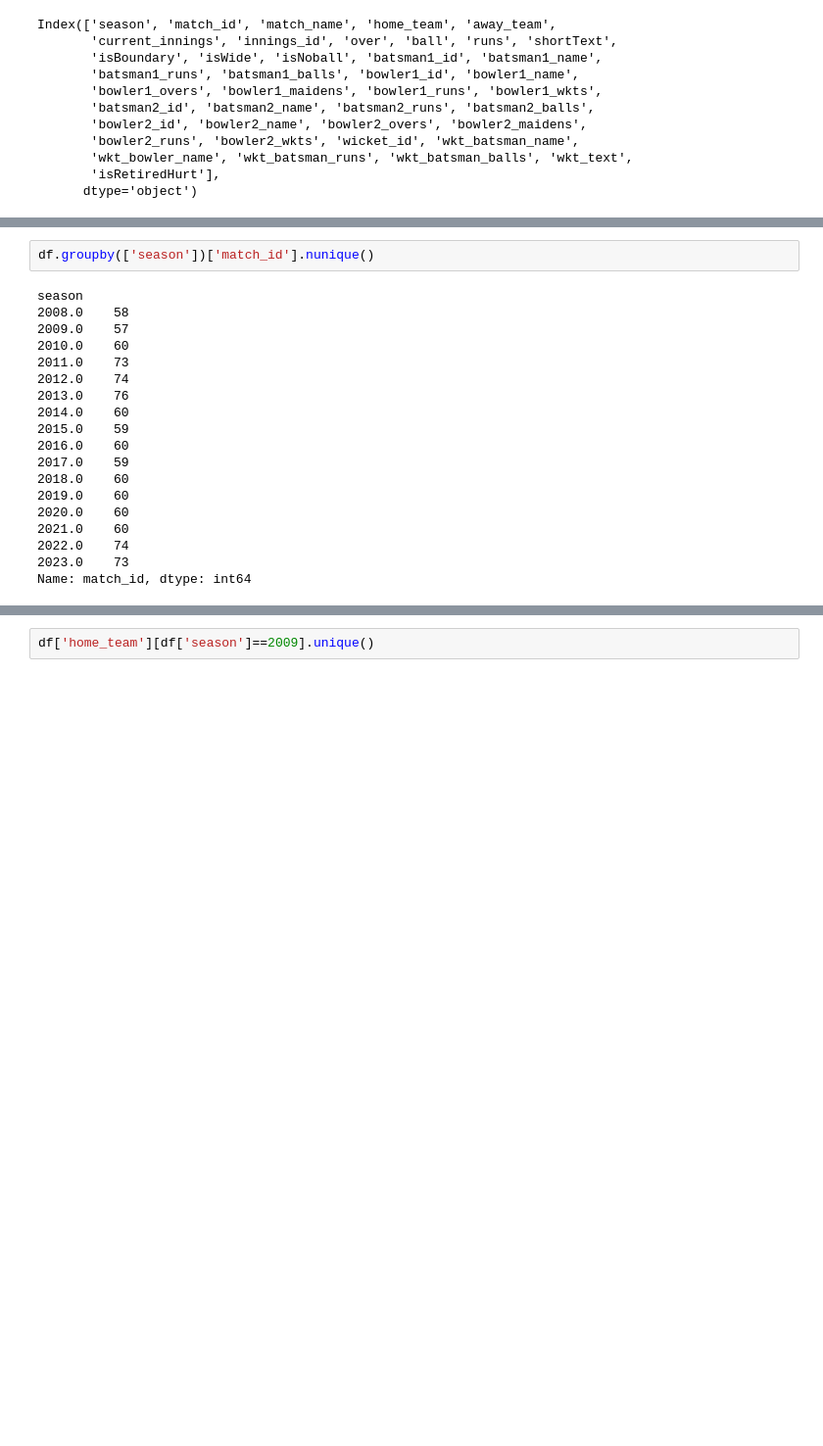
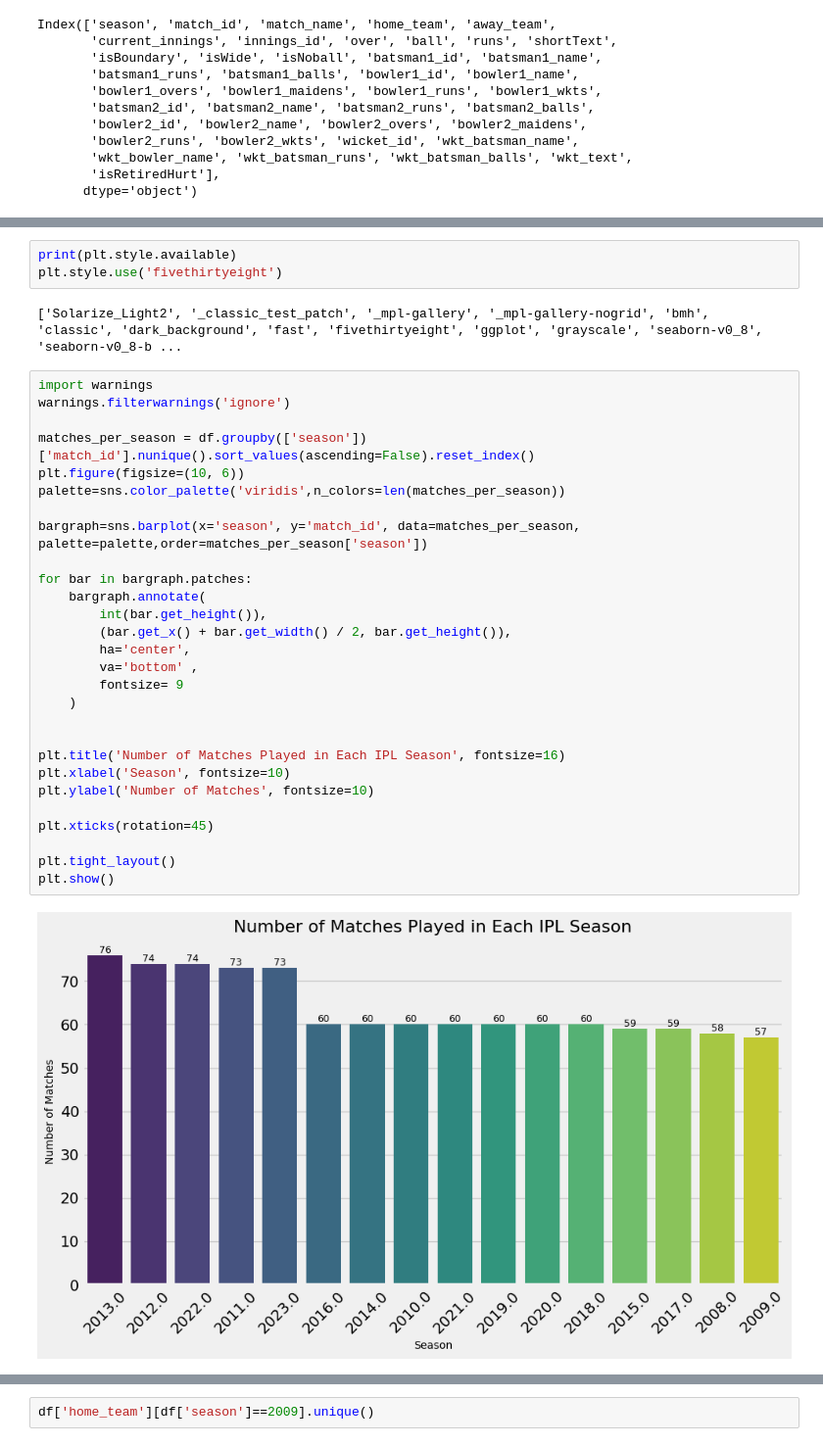
Before and after one commit to amalsalilan/IPL_Infographics_Data_Analytics_-_Data_Visualization_Infosys_Internship_Oct2024, a Jupyter notebook: eda_all_seasons_details.ipynb, the cells around one changed output, grey strips where cells are left out. Shown at 98% size. Drawn from its saved outputs; the diff is of its cells as text; blank space fills up the shorter version.

Commit message:
Plotted graphs and visualized the outcome

```diff
--- a/eda_all_seasons_details.ipynb
+++ b/eda_all_seasons_details.ipynb
@@ -223,21 +215,35 @@ array(['GT', 'PBKS', 'LSG', 'SRH', 'RCB', 'CSK', 'DC', 'RR', 'KKR', 'MI',
+# %%
+print(plt.style.available)
+plt.style.use('fivethirtyeight')
+# %% [output]
+['Solarize_Light2', '_classic_test_patch', '_mpl-gallery', '_mpl-gallery-nogrid', 'bmh', 'classic', 'dark_background', 'fast', 'fivethirtyeight', 'ggplot', 'grayscale', 'seaborn-v0_8', 'seaborn-v0_8-b ...
 # %%
-df.groupby(['season'])['match_id'].nunique()
+import warnings
+warnings.filterwarnings('ignore')
+
+matches_per_season = df.groupby(['season'])['match_id'].nunique().sort_values(ascending=False).reset_index()
+plt.figure(figsize=(10, 6))
+palette=sns.color_palette('viridis',n_colors=len(matches_per_season))
+
+bargraph=sns.barplot(x='season', y='match_id', data=matches_per_season, palette=palette,order=matches_per_season['season'])
+
+for bar in bargraph.patches:
+    bargraph.annotate(
+        int(bar.get_height()),
+        (bar.get_x() + bar.get_width() / 2, bar.get_height()),
+        ha='center',
+        va='bottom' ,
+        fontsize= 9
+    )
+
+
+plt.title('Number of Matches Played in Each IPL Season', fontsize=16)
+plt.xlabel('Season', fontsize=10)
+plt.ylabel('Number of Matches', fontsize=10)
+
+plt.xticks(rotation=45)
+
+plt.tight_layout()
+plt.show()
 # %% [output]
-season
-2008.0    58
-2009.0    57
-2010.0    60
-2011.0    73
-2012.0    74
-2013.0    76
-2014.0    60
-2015.0    59
-2016.0    60
-2017.0    59
-2018.0    60
-2019.0    60
-2020.0    60
-2021.0    60
-2022.0    74
-2023.0    73
-Name: match_id, dtype: int64
+[figure, added]
```
Also changed, not shown: parts of 54 cells of this notebook.
